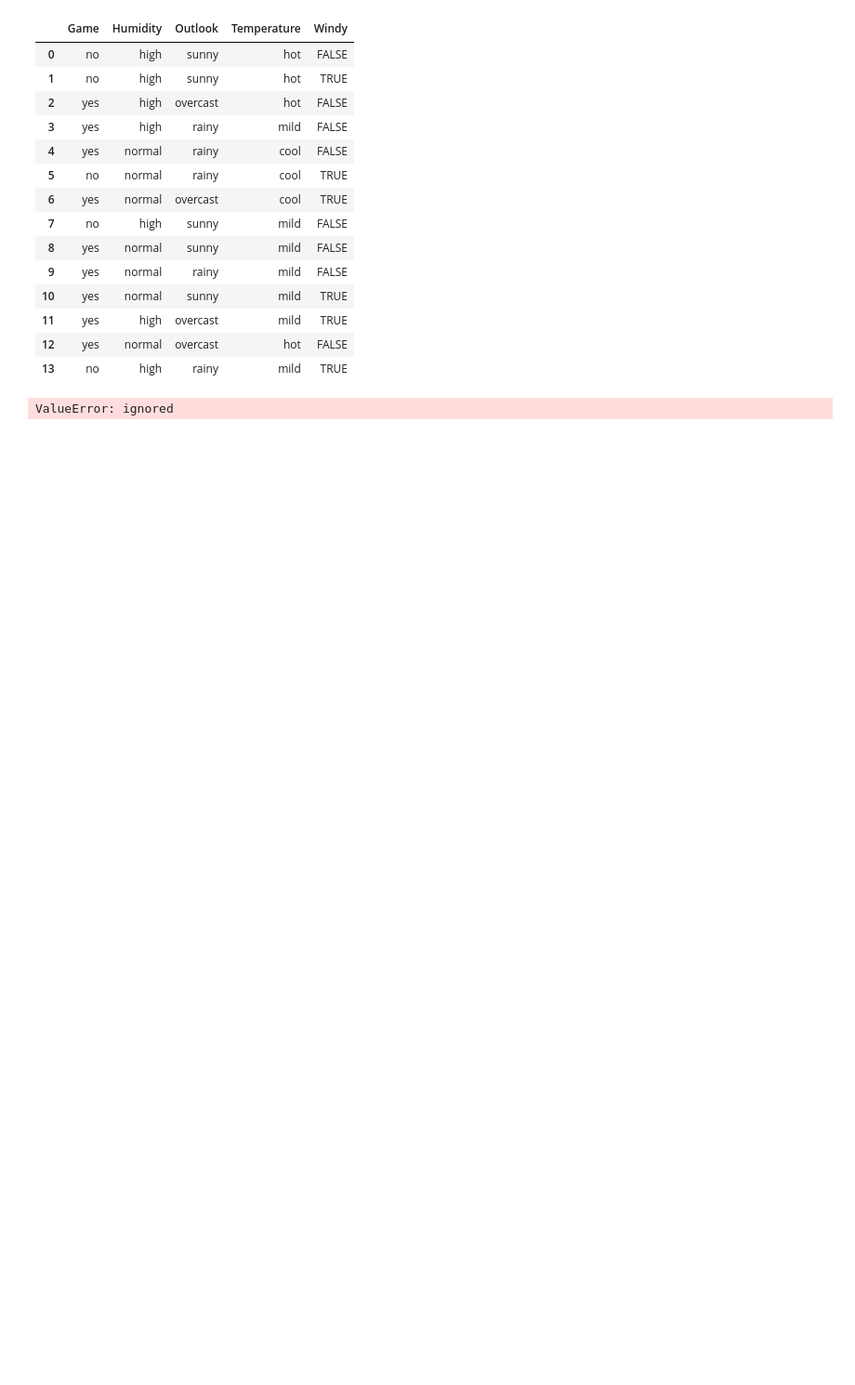
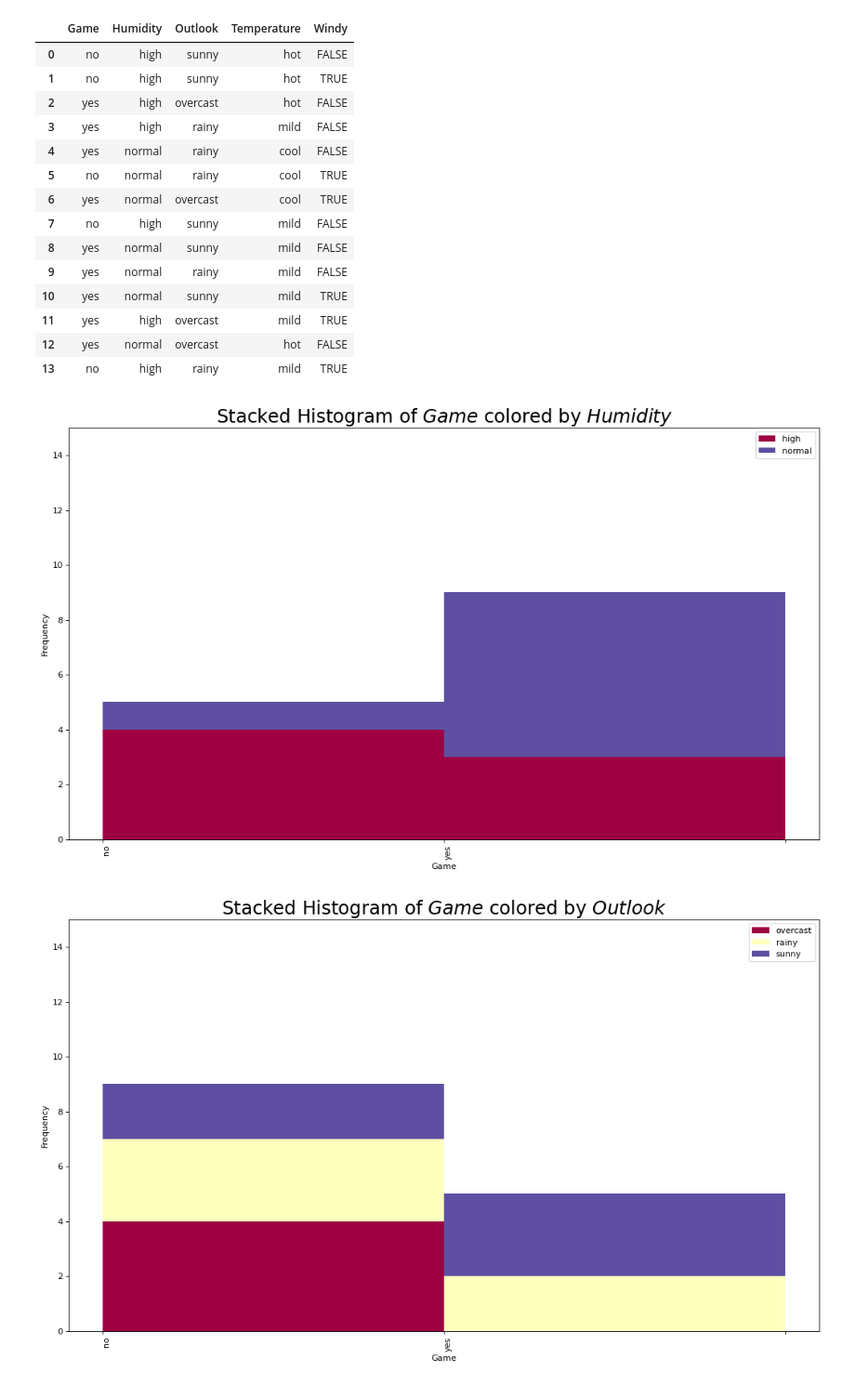
Before and after one commit to aekanun2020/2022-PSU-Data-Science-for-Tourism-Course2, a Jupyter notebook: 2_demo_stackbar_and_informationGain.ipynb, the cells around one changed output. Shown at 93% size. Drawn from its saved outputs; the diff is of its cells as text; code cells hidden in the pictures; blank space fills up the shorter version.

```diff
--- a/2_demo_stackbar_and_informationGain.ipynb
+++ b/2_demo_stackbar_and_informationGain.ipynb
@@ -133,7 +140,7 @@ def draw_histogram_forCategoricalVar(x_var,groupby_var,df):
   plt.title(f"Stacked Histogram of ${x_var}$ colored by ${groupby_var}$", fontsize=22)
   plt.xlabel(x_var)
   plt.ylabel("Frequency")
-  plt.ylim(0, 40)
+  plt.ylim(0, 15)
   plt.xticks(ticks=bins, labels=np.unique(df[x_var]).tolist(), rotation=90, horizontalalignment='left')
   plt.show()
 # %%
@@ -157,7 +166,8 @@ raw_pd
 | 12 | yes | normal | overcast | hot | FALSE |
 | 13 | no | high | rainy | mild | TRUE |
 # %%
-for c in raw_df.columns:
+for c in [x for x in raw_df.columns if x != 'Game']:
   draw_histogram_forCategoricalVar(target_var,c,raw_pd)
 # %% [output]
-ValueError: ignored
+[figure, added]
+[figure, added]
```
Also changed, not shown: parts of 5 cells of this notebook.
